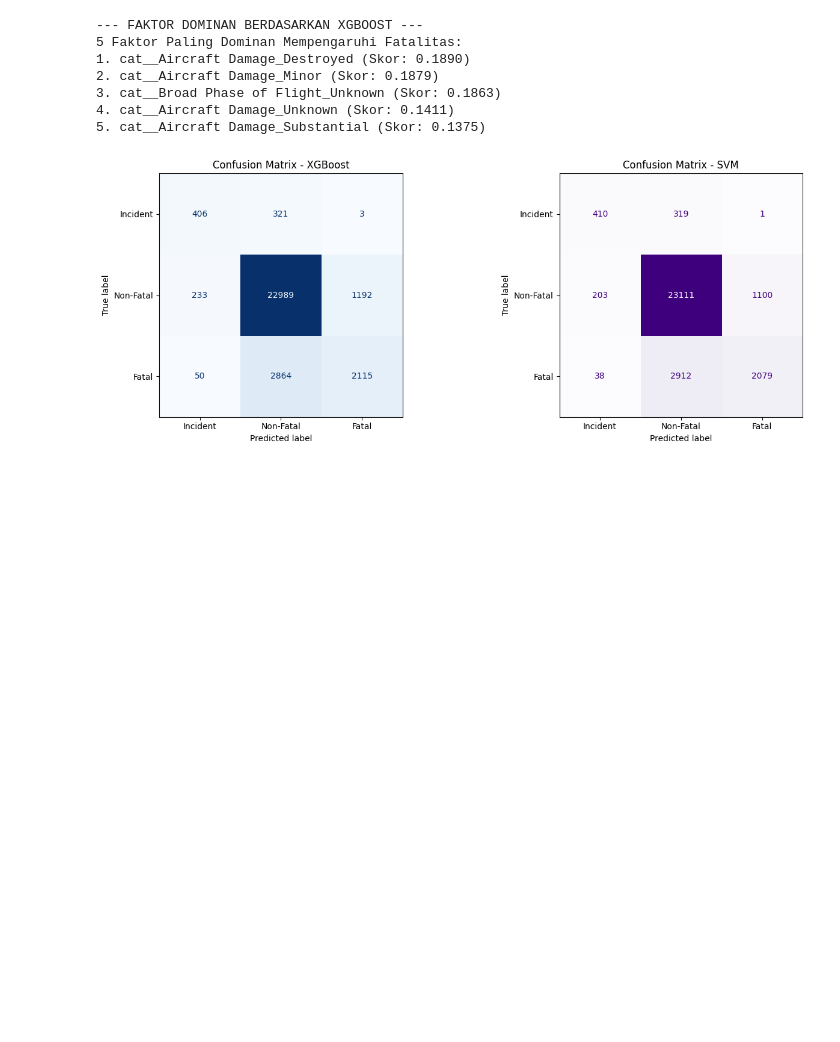
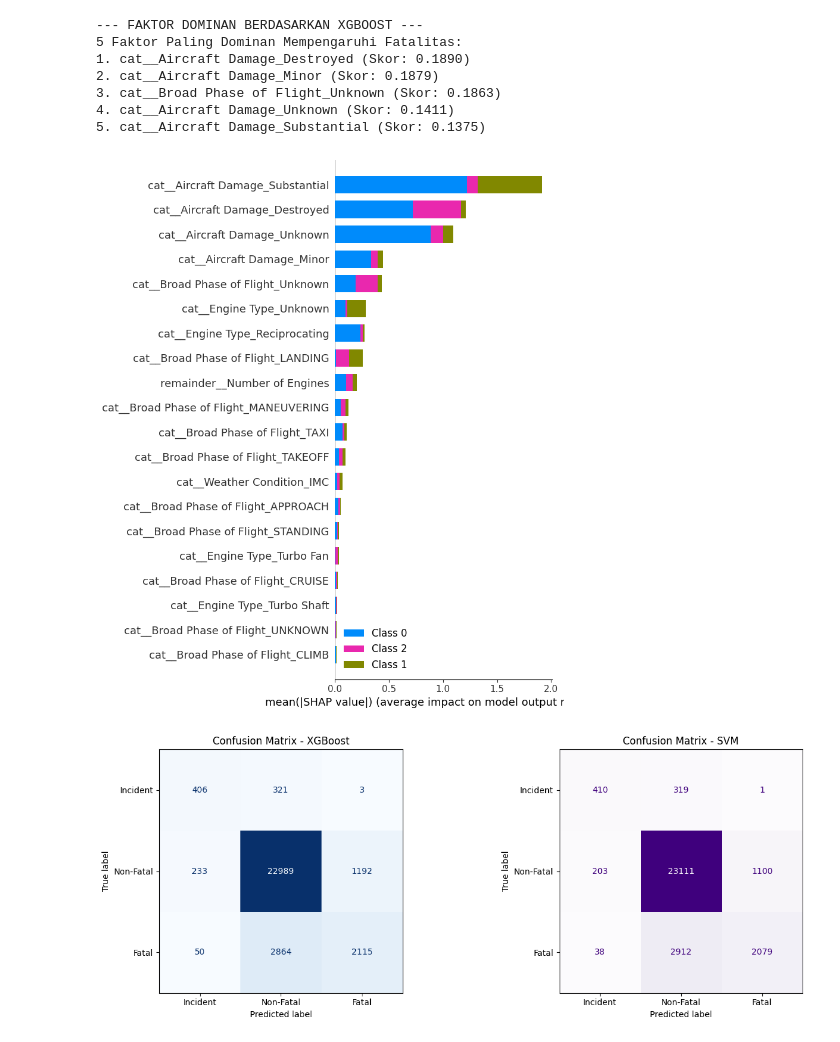
Before and after one commit to Amosszzn/analisis-risiko-penerbangan, a Jupyter notebook: prediksi_keparahan_kecelakaan_pesawar_ml.ipynb, the cells around one changed output. Cells and saved outputs as stored; diff of their text form; code cells hidden in the pictures; blank space fills up the shorter version.

Commit message:
Update kode dan model

```diff
--- a/prediksi_keparahan_kecelakaan_pesawar_ml.ipynb
+++ b/prediksi_keparahan_kecelakaan_pesawar_ml.ipynb
@@ -474,6 +530,16 @@ for i in range(5):
 3. cat__Broad Phase of Flight_Unknown (Skor: 0.1863)
 4. cat__Aircraft Damage_Unknown (Skor: 0.1411)
 5. cat__Aircraft Damage_Substantial (Skor: 0.1375)
+# %%
+# Membuat objek TreeExplainer untuk model XGBoost (ambil sampel data agar proses cepat)
+explainer = shap.TreeExplainer(xgb_model)
+shap_values = explainer.shap_values(X_test.iloc[:1000])
+
+# Plot Summary SHAP
+plt.figure(figsize=(10, 6))
+shap.summary_plot(shap_values, X_test.iloc[:1000], plot_type="bar")
+# %% [output]
+[figure, added]
 # %%
 fig, axes = plt.subplots(1, 2, figsize=(14, 5))
 target_labels = ['Incident', 'Non-Fatal', 'Fatal']
```
Also changed, not shown: parts of 18 cells of this notebook, 3 other files.
